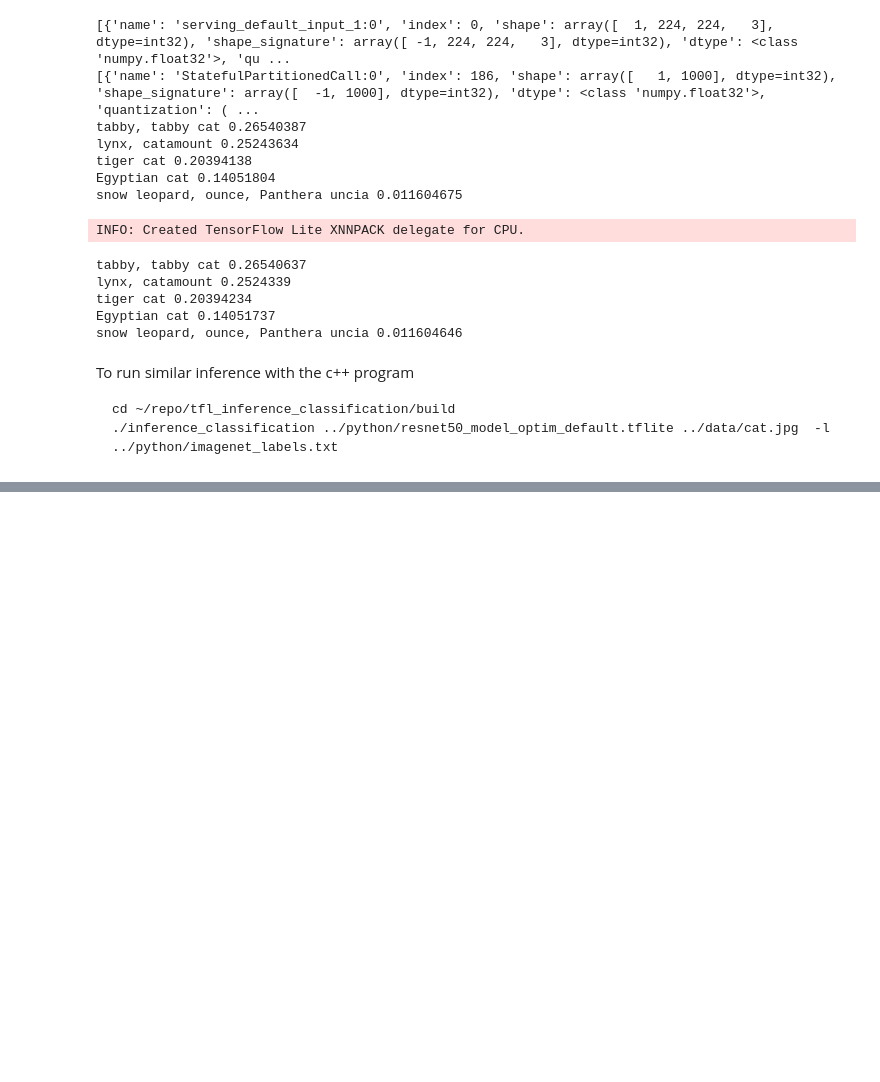
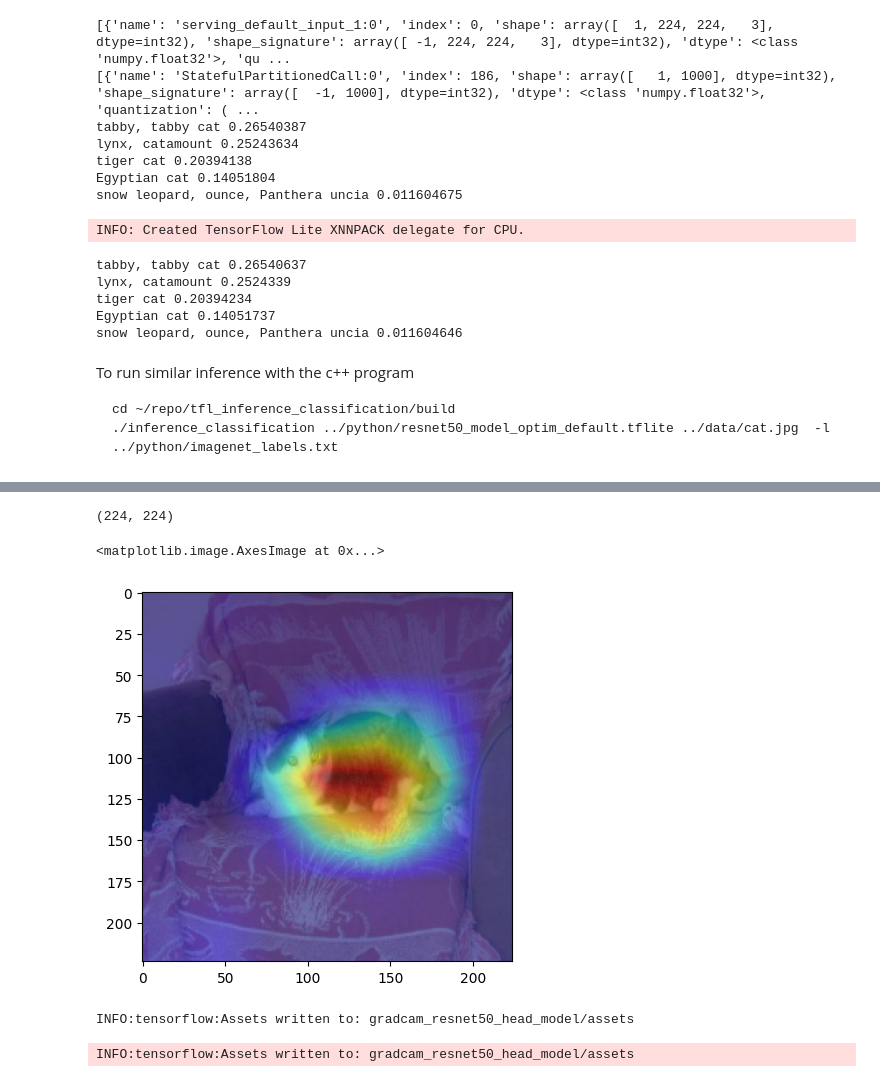
Before and after one commit to kevin-allen/tfl_inference_classification, a Jupyter notebook: python/base_conv_model.ipynb, the cells around one changed output, grey strips where cells are left out. Cells and saved outputs as stored; diff of their text form; code cells hidden in the pictures; blank space fills up the shorter version.

Commit message:
start working on gradCam in C++

```diff
--- a/python/base_conv_model.ipynb
+++ b/python/base_conv_model.ipynb
@@ -251,0 +492,38 @@ cd ~/repo/tfl_inference_classification/build
+# %%
+class GradCamHeadModel(tf.Module):
+  # all functions in there should be tensor flow functions
+  def __init__(self, model):
+    self.classifier_model = model # model should be the head of ResNet50
+
+
+# The inference function
+  @tf.function(input_signature=[tf.TensorSpec([None, 7, 7, 2048], tf.float32)])
+  def infer(self, x):
+    return self.classifier_model(x)
+
+# Forward to last convolutional layer
+  @tf.function(input_signature=[tf.TensorSpec([None, 7, 7, 2048], tf.float32)])
+  def infer_grad_cam(self, x):
+    with tf.GradientTape() as tape:
+      tape.watch(x)
+      preds = self.classifier_model(x)
+      top_pred_index = tf.argmax(preds[0])
+      top_class_channel = preds[:, top_pred_index]
+
+
+    grads = tape.gradient(top_class_channel, x)
+    pooled_grads = tf.reduce_mean(grads, axis=(0, 1, 2))
+
+    x = tf.squeeze(x)
+    x = x*pooled_grads[tf.newaxis,tf.newaxis,:] # broadcasting
+    gradcam = tf.reduce_mean(x, axis=-1)
+    gradcam = tf.nn.relu(gradcam)/tf.reduce_max(gradcam)
+    return {"preds":preds,
+            "gradcam":gradcam,
+            "top_pred_index":top_pred_index,
+            "top_class_channel":top_class_channel}
+# %%
+gradCam_model = GradCamHeadModel(classifier_model)
+# %%
+gcRes = gradCam_model.infer_grad_cam(output_data)
+gcRes
@@ -251,0 +548,26 @@ cd ~/repo/tfl_inference_classification/build
+# %%
+gradcam = gcRes["gradcam"].numpy()
+gradcam = cv2.resize(gradcam, (224, 224))
+gradcam.shape
+# %% [output]
+(224, 224)
+# %%
+plt.imshow(image)
+plt.imshow(gradcam, alpha=0.5, cmap='jet')
+# %% [output]
+<matplotlib.image.AxesImage at 0x...>
+[figure, added]
+# %%
+SAVED_MODEL_DIR = "gradcam_resnet50_head_model"
+tf.saved_model.save(
+    gradCam_model,
+    SAVED_MODEL_DIR,
+    signatures={
+        'infer_grad_cam':
+            gradCam_model.infer_grad_cam.get_concrete_function(),
+        'infer':
+            gradCam_model.infer.get_concrete_function(),
+    })
+# %% [output]
+INFO:tensorflow:Assets written to: gradcam_resnet50_head_model/assets
+INFO:tensorflow:Assets written to: gradcam_resnet50_head_model/assets
```
Also changed, not shown: parts of 42 cells of this notebook, 8 other files.
